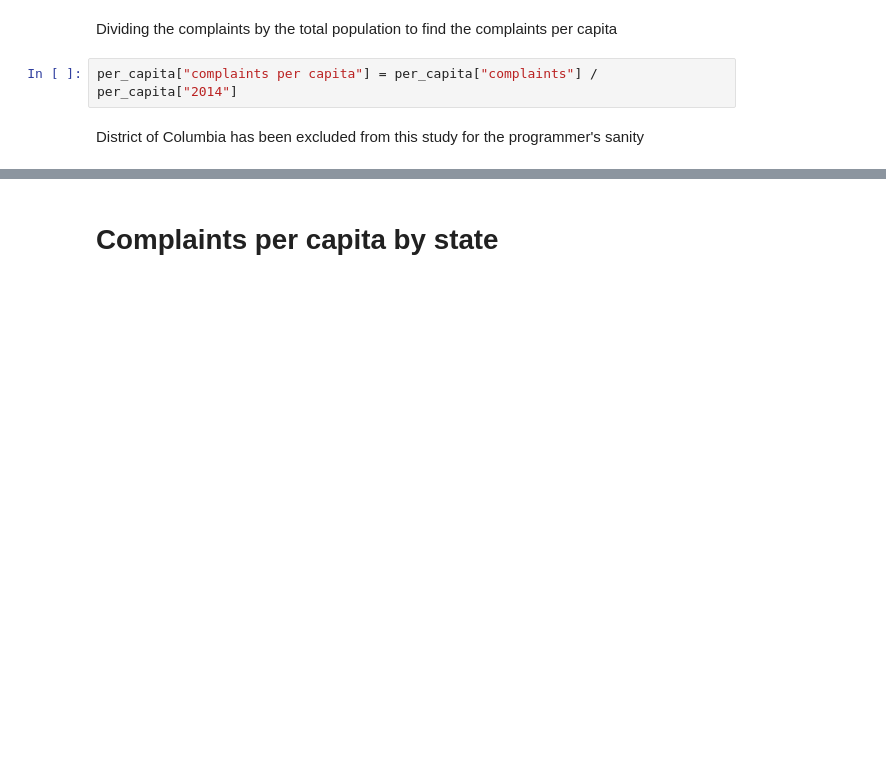
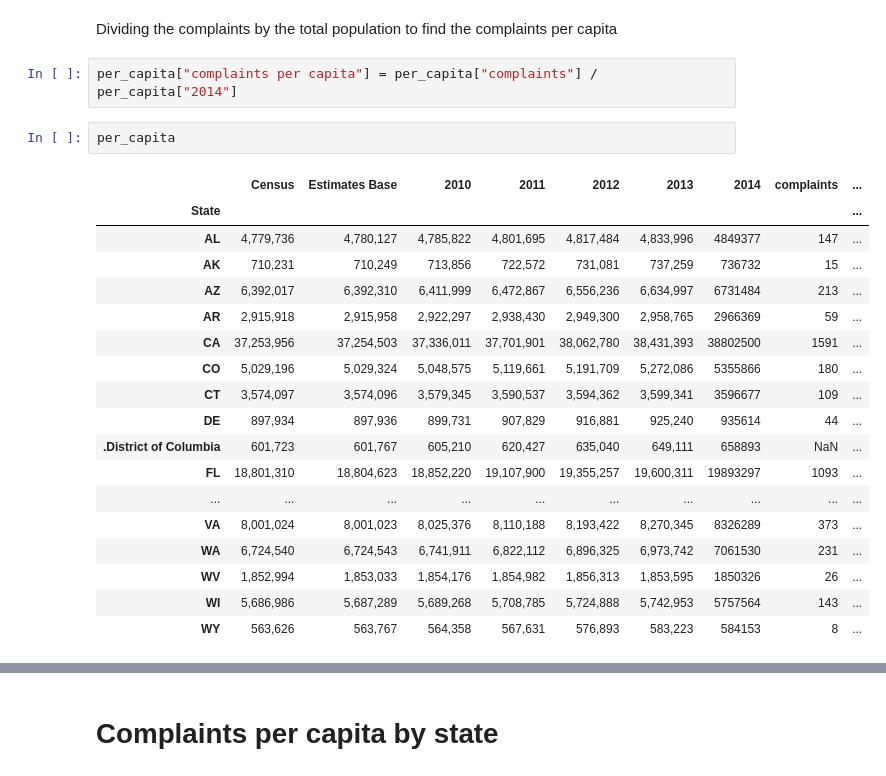
Before and after one commit to tiyd-python-2015-01/consumer-complaints, a Jupyter notebook: CFPB data.ipynb, the cells around one changed output, grey strips where cells are left out. Cells and saved outputs as stored; diff of their text form; blank space fills up the shorter version.

```diff
--- a/CFPB data.ipynb
+++ b/CFPB data.ipynb
@@ -208,5 +248,24 @@ per_capita["2014"] = per_capita["2014"].astype(int) # converting the strings to
 Dividing the complaints by the total population to find the complaints per capita
 # %%
 per_capita["complaints per capita"] = per_capita["complaints"] / per_capita["2014"]
-# %% [markdown]
-District of Columbia has been excluded from this study for the programmer's sanity
+# %%
+per_capita
+# %% [output]
+|  | Census | Estimates Base | 2010 | 2011 | 2012 | 2013 | 2014 | complaints | ... |
+| State |  |  |  |  |  |  |  |  | ... |
+| AL | 4,779,736 | 4,780,127 | 4,785,822 | 4,801,695 | 4,817,484 | 4,833,996 | 4849377 | 147 | ... |
+| AK | 710,231 | 710,249 | 713,856 | 722,572 | 731,081 | 737,259 | 736732 | 15 | ... |
+| AZ | 6,392,017 | 6,392,310 | 6,411,999 | 6,472,867 | 6,556,236 | 6,634,997 | 6731484 | 213 | ... |
+| AR | 2,915,918 | 2,915,958 | 2,922,297 | 2,938,430 | 2,949,300 | 2,958,765 | 2966369 | 59 | ... |
+| CA | 37,253,956 | 37,254,503 | 37,336,011 | 37,701,901 | 38,062,780 | 38,431,393 | 38802500 | 1591 | ... |
+| CO | 5,029,196 | 5,029,324 | 5,048,575 | 5,119,661 | 5,191,709 | 5,272,086 | 5355866 | 180 | ... |
+| CT | 3,574,097 | 3,574,096 | 3,579,345 | 3,590,537 | 3,594,362 | 3,599,341 | 3596677 | 109 | ... |
+| DE | 897,934 | 897,936 | 899,731 | 907,829 | 916,881 | 925,240 | 935614 | 44 | ... |
+| .District of Columbia | 601,723 | 601,767 | 605,210 | 620,427 | 635,040 | 649,111 | 658893 | NaN | ... |
+| FL | 18,801,310 | 18,804,623 | 18,852,220 | 19,107,900 | 19,355,257 | 19,600,311 | 19893297 | 1093 | ... |
+| ... | ... | ... | ... | ... | ... | ... | ... | ... | ... |
+| VA | 8,001,024 | 8,001,023 | 8,025,376 | 8,110,188 | 8,193,422 | 8,270,345 | 8326289 | 373 | ... |
+| WA | 6,724,540 | 6,724,543 | 6,741,911 | 6,822,112 | 6,896,325 | 6,973,742 | 7061530 | 231 | ... |
+| WV | 1,852,994 | 1,853,033 | 1,854,176 | 1,854,982 | 1,856,313 | 1,853,595 | 1850326 | 26 | ... |
+| WI | 5,686,986 | 5,687,289 | 5,689,268 | 5,708,785 | 5,724,888 | 5,742,953 | 5757564 | 143 | ... |
+| WY | 563,626 | 563,767 | 564,358 | 567,631 | 576,893 | 583,223 | 584153 | 8 | ... |
```
Also changed, not shown: parts of 10 cells of this notebook.
